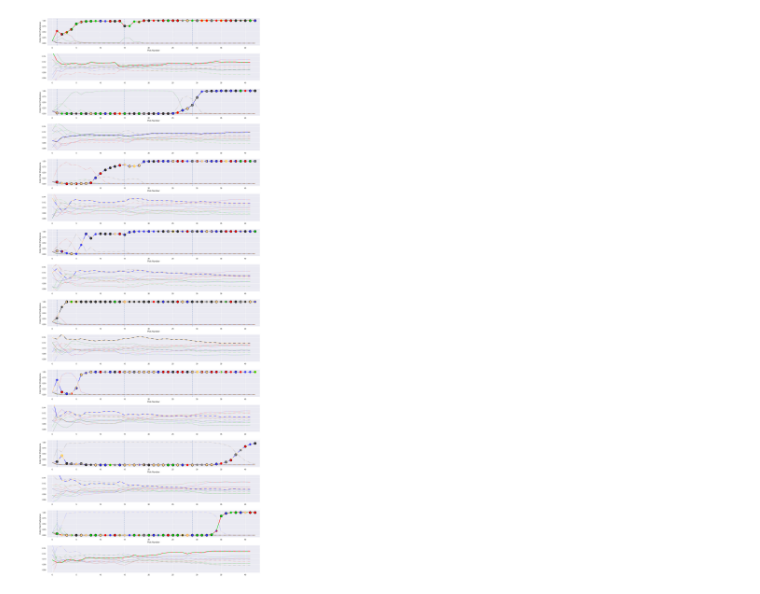
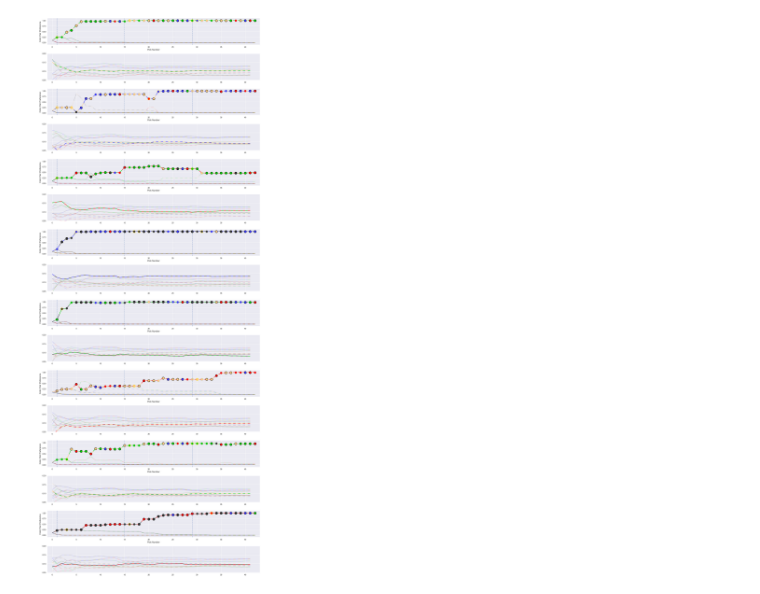
Before and after one commit to madrury/mtg-draftbot, a Jupyter notebook: draft-experiments.ipynb, the cells around one changed output. Saved outputs shown, nothing was run; the diff lists cells and outputs as text; code cells hidden in the pictures.

Commit message:
Test drafting with reduced set.

```diff
--- a/draft-experiments.ipynb
+++ b/draft-experiments.ipynb
@@ -24,8 +24,8 @@ card_values.sum().plot.bar(color='grey')
 # %%
 M19_DECK_ARCHYTYPES = ("WU", "WB", "WR", "WG", "UB", "UR", "UG", "BR", "BG", "GR")
 
-draft = Draft(cards_path='data/m19-subset.json',
-              card_values_path='data/m19-custom-card-values.json',
+draft = Draft(cards_path='data/m19-subset-reduced.json',
+              card_values_path='data/m19-custom-card-values-reduced.json',
               deck_archytypes=M19_DECK_ARCHYTYPES)
 
 drafters = draft.draft()
@@ -146,24 +146,24 @@ def plot_drafter_history(ax, drafter, normalization_function=softmax):
 # %%
 fig, axs = plt.subplots(8*2, 1, figsize=(16, 20*2))
 
 for (ax1, ax2), drafter in zip(zip(axs[::2], axs[1::2]), drafters):
 
     winning_archytype, _ = plot_drafter_history(ax1, drafter)
 
     plot_history_lines(
         ax2,
         drafter.archytype_power_seen_history,
         winning_archytype=winning_archytype,
         normalization_function=normalize)
     ax1.set_xlabel("Pick Number")
     ax1.set_ylabel("Color Pair Preference")
 
     ax1.set_xlim(-1, 43)
     ax2.set_xlim(-1, 43)
 
     ax1.set_ylim(-0.1, 1.1)
-    ax2.set_ylim(0.05, 0.15)
+    ax2.set_ylim(0.05, 0.2)
 
 fig.tight_layout()
 # %% [output]
-[figure, old version]
+[figure, new version]
```
Also changed, not shown: parts of 2 cells of this notebook.
